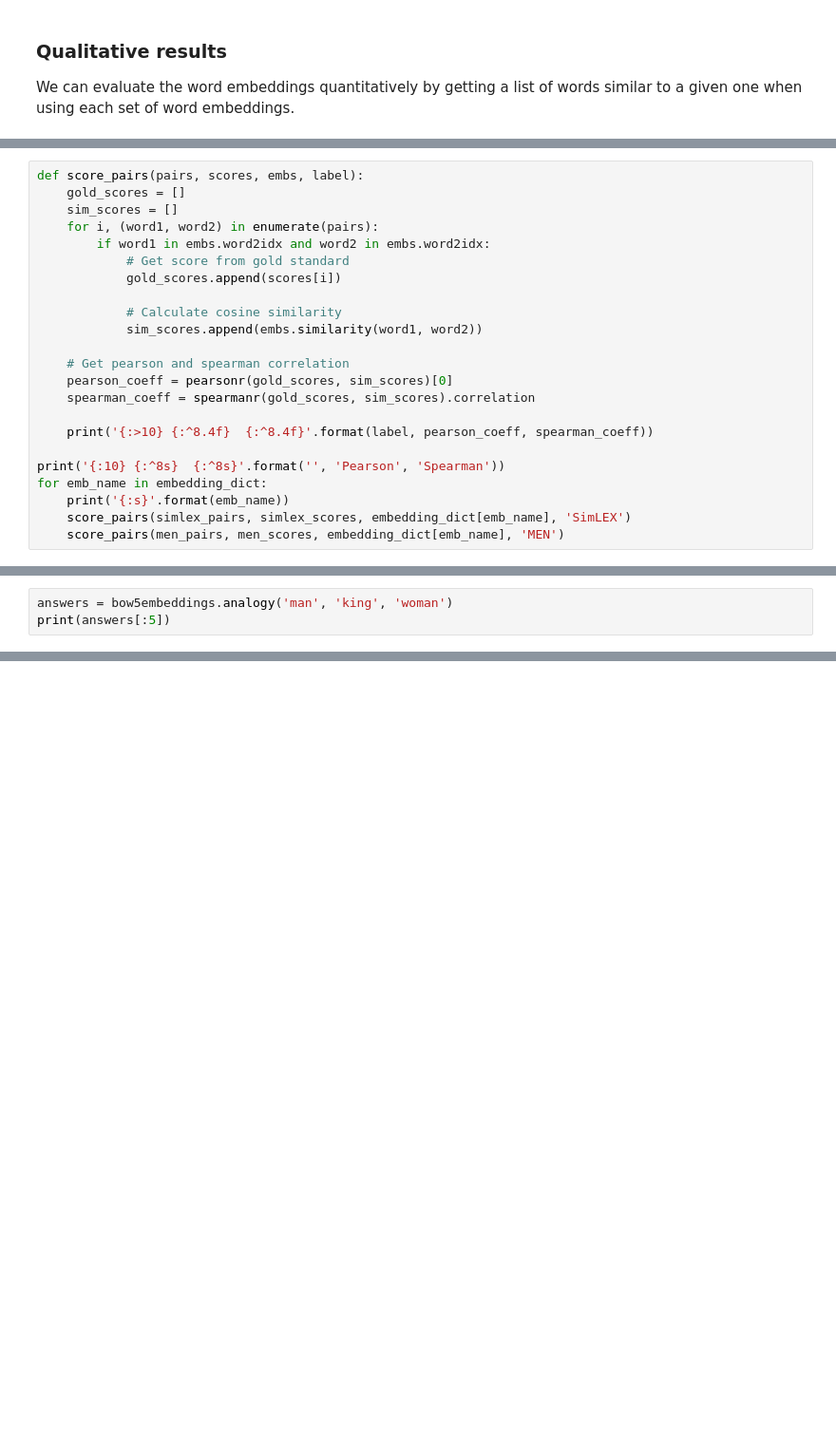
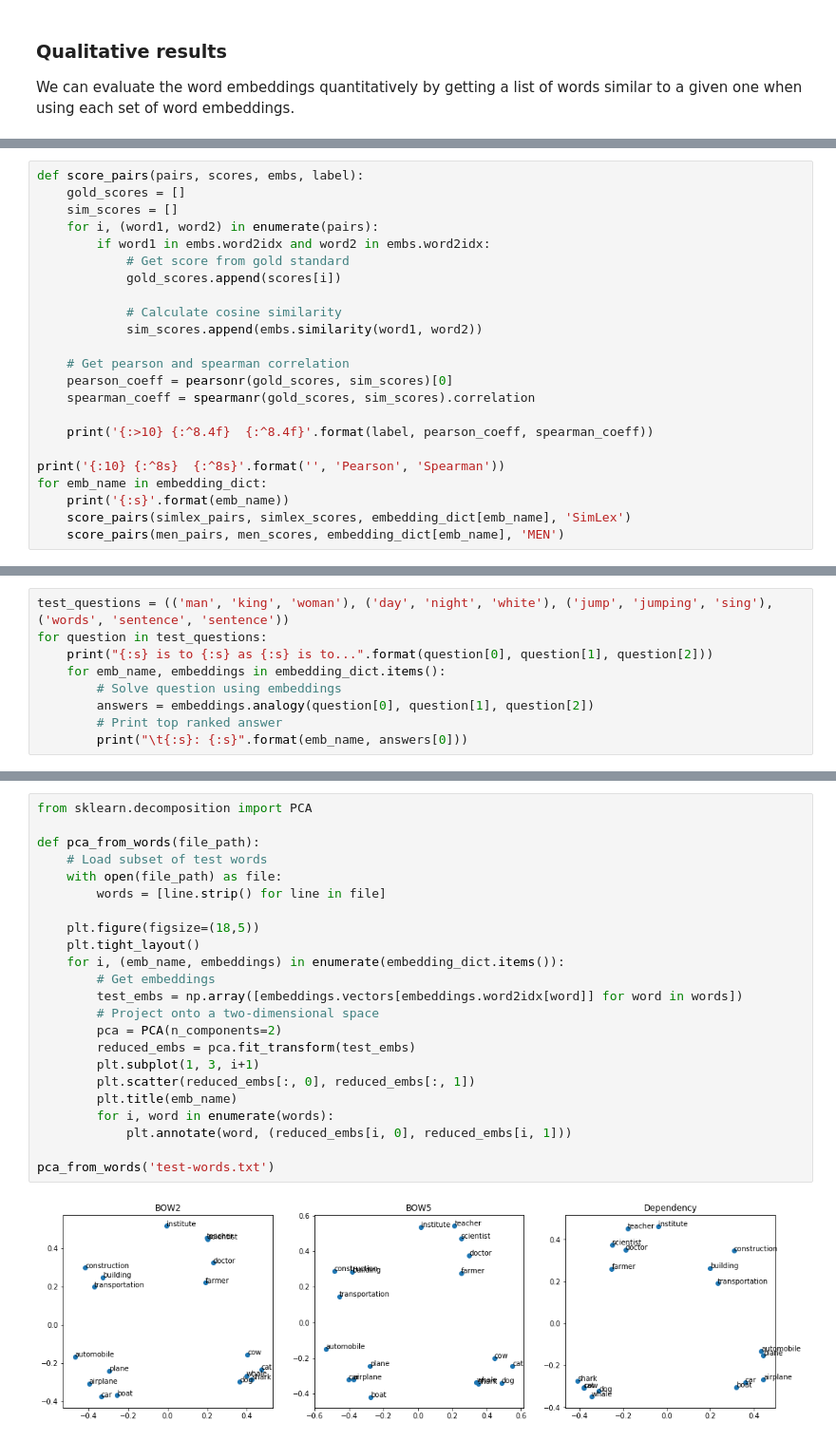
Before and after one commit to santhoshrajamanickam/ull-assignments, a Jupyter notebook: word-representations/evaluating-word-representations.ipynb, the cells around one changed output, grey strips where cells are left out. Shown at 95% size. Saved outputs shown, nothing was run; the diff lists cells and outputs as text; blank space fills up the shorter version.

```diff
--- a/word-representations/evaluating-word-representations.ipynb
+++ b/word-representations/evaluating-word-representations.ipynb
@@ -54,5 +79,5 @@ def score_pairs(pairs, scores, embs, label):
 print('{:10} {:^8s}  {:^8s}'.format('', 'Pearson', 'Spearman'))
 for emb_name in embedding_dict:
     print('{:s}'.format(emb_name))
-    score_pairs(simlex_pairs, simlex_scores, embedding_dict[emb_name], 'SimLEX')
+    score_pairs(simlex_pairs, simlex_scores, embedding_dict[emb_name], 'SimLex')
     score_pairs(men_pairs, men_scores, embedding_dict[emb_name], 'MEN')
@@ -65,3 +94,0 @@ We now examine the usage of word embeddings to solve questions of the form "**a*
-# %%
-answers = bow5embeddings.analogy('man', 'king', 'woman')
-print(answers[:5])
@@ -69,0 +110,9 @@ print(answers[:5])
+# %%
+test_questions = (('man', 'king', 'woman'), ('day', 'night', 'white'), ('jump', 'jumping', 'sing'), ('words', 'sentence', 'sentence'))
+for question in test_questions:
+    print("{:s} is to {:s} as {:s} is to...".format(question[0], question[1], question[2]))
+    for emb_name, embeddings in embedding_dict.items():
+        # Solve question using embeddings
+        answers = embeddings.analogy(question[0], question[1], question[2])
+        # Print top ranked answer
+        print("\t{:s}: {:s}".format(emb_name, answers[0]))
@@ -108,0 +215,25 @@ for emb_name in embedding_dict:
+# %%
+from sklearn.decomposition import PCA
+
+def pca_from_words(file_path):
+    # Load subset of test words
+    with open(file_path) as file:
+        words = [line.strip() for line in file]
+
+    plt.figure(figsize=(18,5))
+    plt.tight_layout()
+    for i, (emb_name, embeddings) in enumerate(embedding_dict.items()):
+        # Get embeddings
+        test_embs = np.array([embeddings.vectors[embeddings.word2idx[word]] for word in words])
+        # Project onto a two-dimensional space
+        pca = PCA(n_components=2)
+        reduced_embs = pca.fit_transform(test_embs)
+        plt.subplot(1, 3, i+1)
+        plt.scatter(reduced_embs[:, 0], reduced_embs[:, 1])
+        plt.title(emb_name)
+        for i, word in enumerate(words):
+            plt.annotate(word, (reduced_embs[i, 0], reduced_embs[i, 1]))
+
+pca_from_words('test-words.txt')
+# %% [output]
+[figure, added]
```
Also changed, not shown: parts of 27 cells of this notebook, 4 other files.
